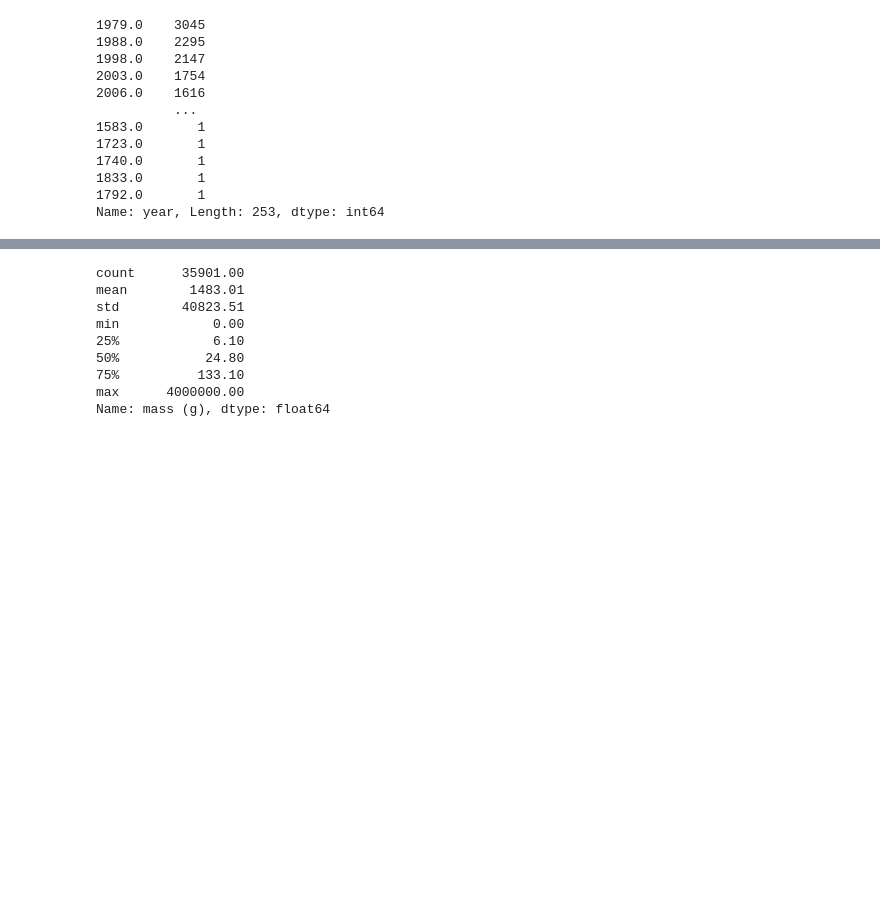
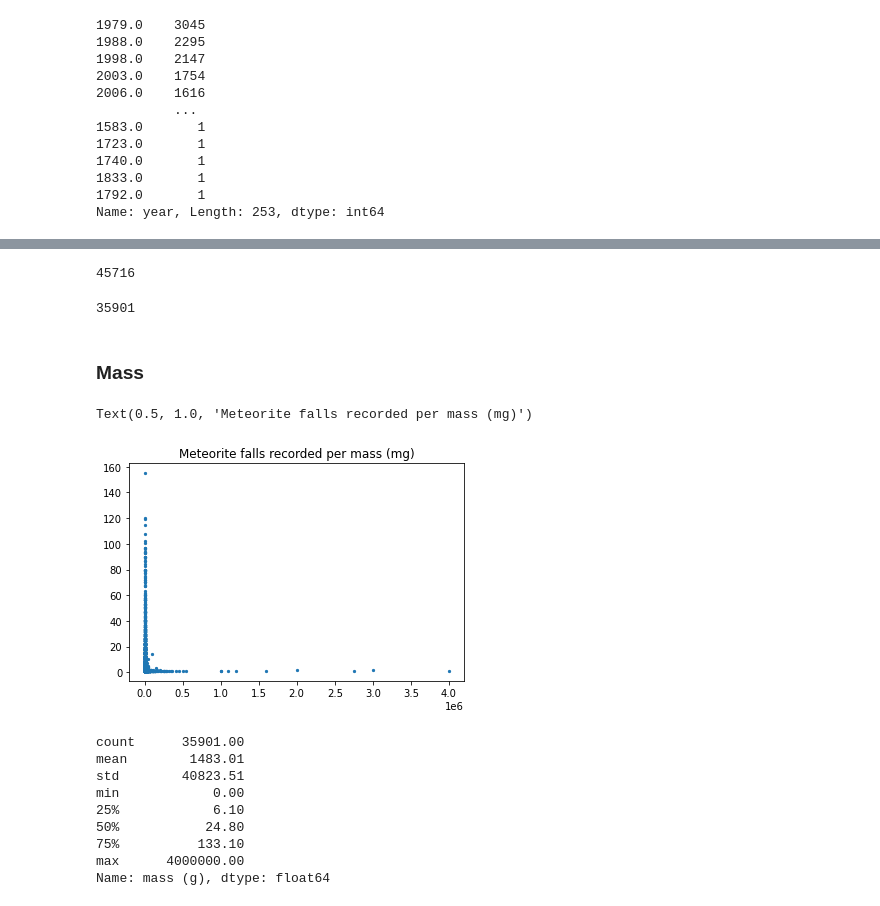
Before and after one commit to Kartmaan/Meteorite_landings, a Jupyter notebook: meteorite_landings.ipynb, the cells around one changed output, grey strips where cells are left out. Drawn from its saved outputs; the diff is of its cells as text; code cells hidden in the pictures; blank space fills up the shorter version.

```diff
--- a/meteorite_landings.ipynb
+++ b/meteorite_landings.ipynb
@@ -145,3 +150,25 @@ plt.grid()
+# %%
+# Rows on original dataset
+shape_before[0]
+# %% [output]
+45716
+# %%
+# Rows after deletion
+df.shape[0]
+# %% [output]
+35901
+# %% [markdown]
+### Mass
+# %%
+mass_val = df['mass (g)'].value_counts()
+x = mass_val.index
+y = mass_val.values
+
+plt.scatter(x, y, s = 5)
+plt.title("Meteorite falls recorded per mass (mg)")
+# %% [output]
+Text(0.5, 1.0, 'Meteorite falls recorded per mass (mg)')
+[figure, added]
 # %%
 df['mass (g)'].describe().round(2)
 # %% [output]
```
Also changed, not shown: parts of 18 cells of this notebook.
